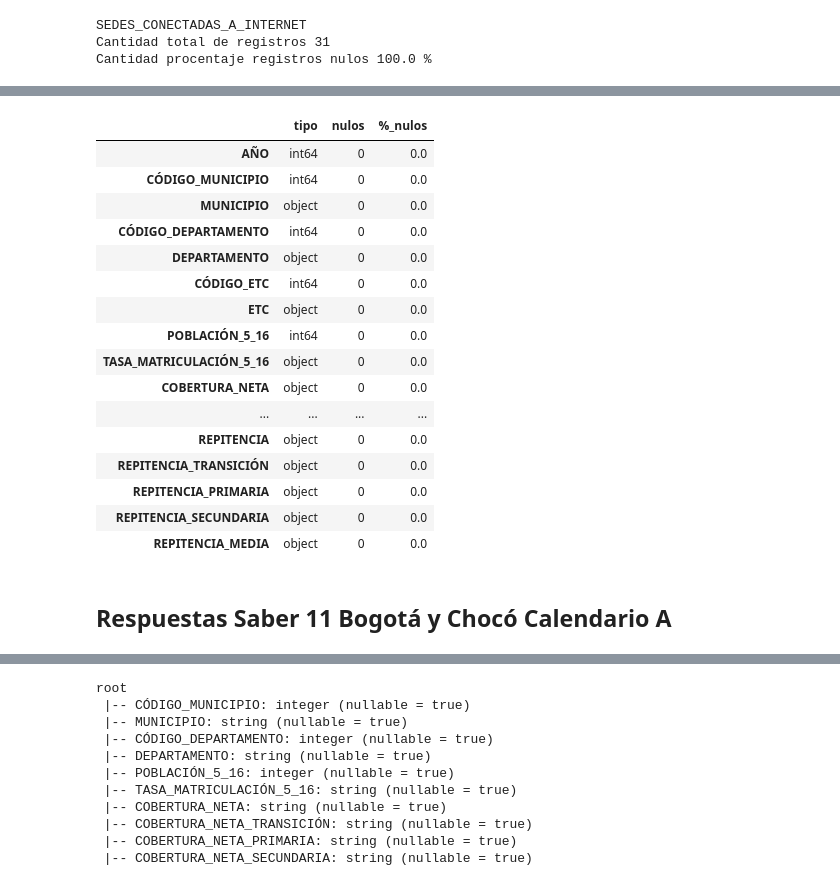
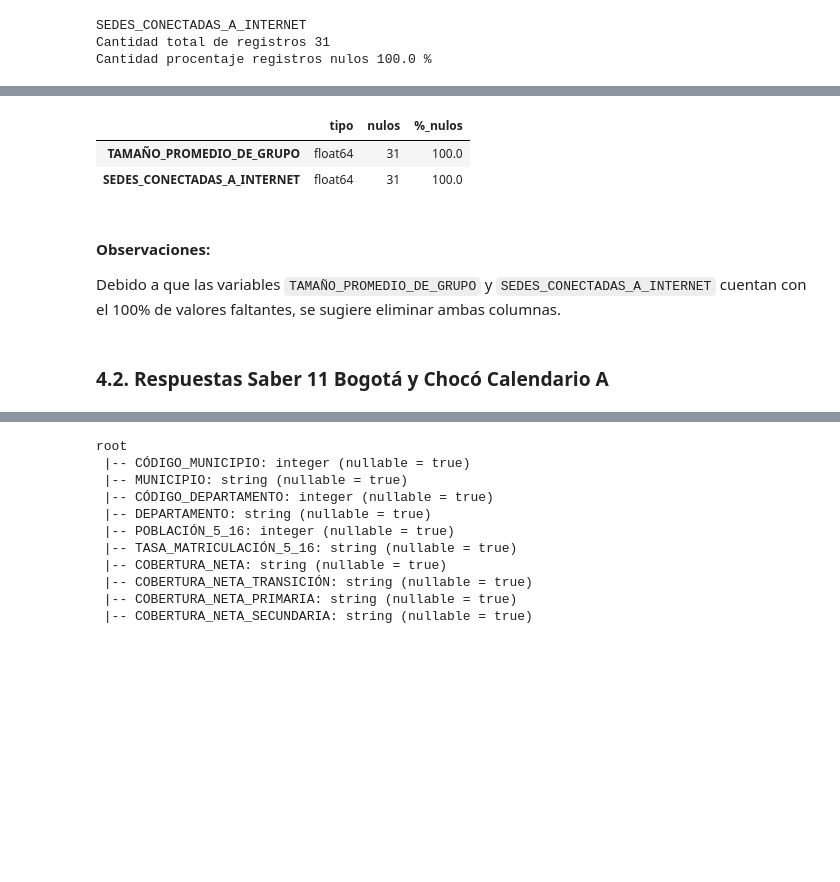
Before and after one commit to samegi/Proce-Proyecto-ICFES, a Jupyter notebook: Proyecto ICFES.ipynb, the cells around one changed output, grey strips where cells are left out. Drawn from its saved outputs; the diff is of its cells as text; code cells hidden in the pictures; blank space fills up the shorter version.

```diff
--- a/Proyecto ICFES.ipynb
+++ b/Proyecto ICFES.ipynb
@@ -69,3 +65,3 @@ df2Py00 = sparkMejia.read.format("csv").option("header","true").load("data\ICFES
 # %%
-df1Pd00 = pd.read_csv("data\MEN_ESTADISTICAS_EN_EDUCACION_EN_PREESCOLAR,_BÁSICA_Y_MEDIA_POR_MUNICIPIO_20260407.csv")
+df1Pd00 = pd.read_csv("/Almacen/MEN_ESTADISTICAS_EN_EDUCACION_EN_PREESCOLAR,_BÁSICA_Y_MEDIA_POR_MUNICIPIO_20260407.csv")
 # %%
@@ -461,29 +514,22 @@ Cantidad procentaje registros nulos 100.0 %
 # %%
 resumen = df1Pd00.dtypes.to_frame(name='tipo')
 resumen['nulos'] = df1Pd00.isnull().sum()
 resumen['%_nulos'] = df1Pd00.isnull().mean() * 100
 
-resumen
+pd.set_option('display.max_rows', None)
+
+resumen_faltantes = resumen[resumen['nulos'] > 0]
+
+resumen_faltantes
 # %% [output]
 |  | tipo | nulos | %_nulos |
-| AÑO | int64 | 0 | 0.0 |
-| CÓDIGO_MUNICIPIO | int64 | 0 | 0.0 |
-| MUNICIPIO | object | 0 | 0.0 |
-| CÓDIGO_DEPARTAMENTO | int64 | 0 | 0.0 |
-| DEPARTAMENTO | object | 0 | 0.0 |
-| CÓDIGO_ETC | int64 | 0 | 0.0 |
-| ETC | object | 0 | 0.0 |
-| POBLACIÓN_5_16 | int64 | 0 | 0.0 |
-| TASA_MATRICULACIÓN_5_16 | object | 0 | 0.0 |
-| COBERTURA_NETA | object | 0 | 0.0 |
-| ... | ... | ... | ... |
-| REPITENCIA | object | 0 | 0.0 |
-| REPITENCIA_TRANSICIÓN | object | 0 | 0.0 |
-| REPITENCIA_PRIMARIA | object | 0 | 0.0 |
-| REPITENCIA_SECUNDARIA | object | 0 | 0.0 |
-| REPITENCIA_MEDIA | object | 0 | 0.0 |
+| TAMAÑO_PROMEDIO_DE_GRUPO | float64 | 31 | 100.0 |
+| SEDES_CONECTADAS_A_INTERNET | float64 | 31 | 100.0 |
+# %% [markdown]
+#### Observaciones:
+Debido a que las variables `TAMAÑO_PROMEDIO_DE_GRUPO` y `SEDES_CONECTADAS_A_INTERNET` cuentan con el 100% de valores faltantes, se sugiere eliminar ambas columnas.
 # %% [markdown]
-## Respuestas Saber 11 Bogotá y Chocó Calendario A
+### 4.2. Respuestas Saber 11 Bogotá y Chocó Calendario A
 # %%
 df2Py00.select([
     F.count(F.when(F.col(c).isNull() | F.isnan(c), c)).alias(c)
```
Also changed, not shown: parts of 46 cells of this notebook.
